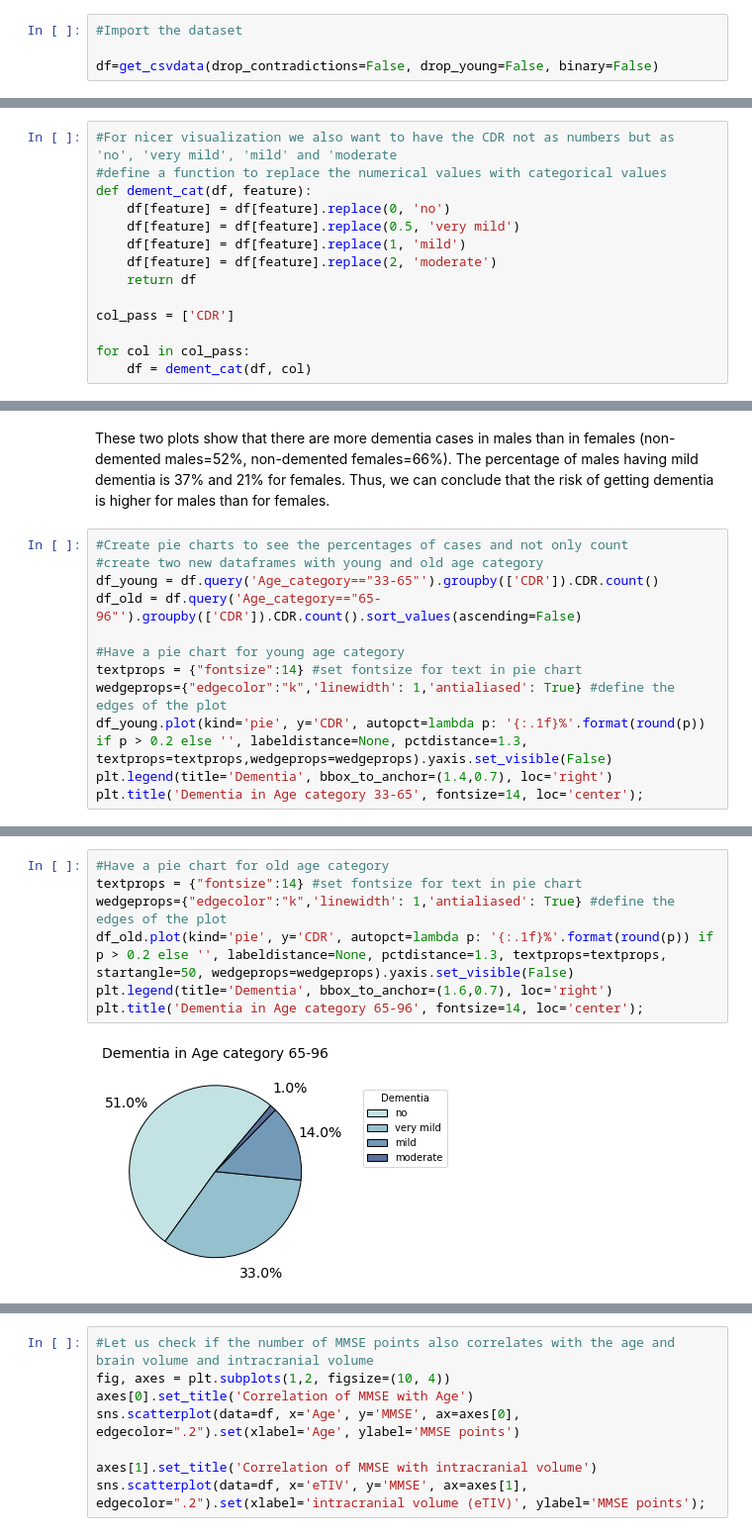
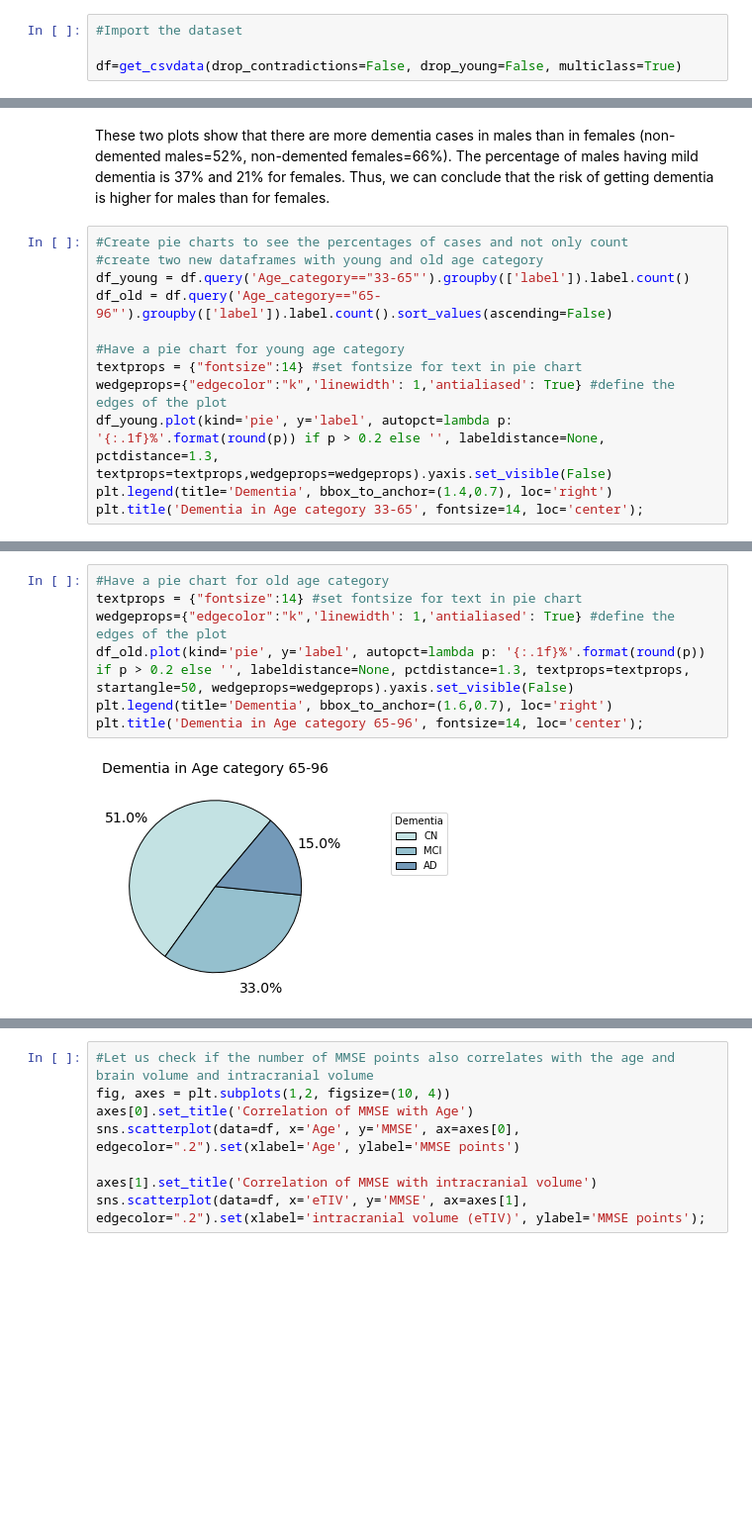
Before and after one commit to tamap94/ds-capstone-alzheimers-, a Jupyter notebook: EDA/EDA_OASIS_final.ipynb, the cells around one changed output, grey strips where cells are left out. Shown at 99% size. Drawn from its saved outputs; the diff is of its cells as text; blank space fills up the shorter version.

```diff
--- a/EDA/EDA_OASIS_final.ipynb
+++ b/EDA/EDA_OASIS_final.ipynb
@@ -42,7 +42,7 @@ sns.set_palette(palette='ch:start=.2,rot=-.3')
 # %%
 #Import the dataset
 
-df=get_csvdata(drop_contradictions=False, drop_young=False, binary=False)
+df=get_csvdata(drop_contradictions=False, drop_young=False, multiclass=True)
 # %% [markdown]
 ### Part 1 - General investigation of the dataset
 # %%
@@ -134,17 +132,3 @@ df.head(2)
-# %%
-#For nicer visualization we also want to have the CDR not as numbers but as 'no', 'very mild', 'mild' and 'moderate
-#define a function to replace the numerical values with categorical values
-def dement_cat(df, feature):
-    df[feature] = df[feature].replace(0, 'no')
-    df[feature] = df[feature].replace(0.5, 'very mild')
-    df[feature] = df[feature].replace(1, 'mild')
-    df[feature] = df[feature].replace(2, 'moderate')
-    return df
-
-col_pass = ['CDR']
-
-for col in col_pass:
-    df = dement_cat(df, col)
 # %%
 #Create the plot for dementia for age and gender
 fig, axes = plt.subplots(1,2, figsize=(10, 4))
@@ -185,13 +169,13 @@ These two plots show that there are more dementia cases in males than in females
 # %%
 #Create pie charts to see the percentages of cases and not only count
 #create two new dataframes with young and old age category
-df_young = df.query('Age_category=="33-65"').groupby(['CDR']).CDR.count()
-df_old = df.query('Age_category=="65-96"').groupby(['CDR']).CDR.count().sort_values(ascending=False)
+df_young = df.query('Age_category=="33-65"').groupby(['label']).label.count()
+df_old = df.query('Age_category=="65-96"').groupby(['label']).label.count().sort_values(ascending=False)
 
 #Have a pie chart for young age category
 textprops = {"fontsize":14} #set fontsize for text in pie chart
 wedgeprops={"edgecolor":"k",'linewidth': 1,'antialiased': True} #define the edges of the plot
-df_young.plot(kind='pie', y='CDR', autopct=lambda p: '{:.1f}%'.format(round(p)) if p > 0.2 else '', labeldistance=None, pctdistance=1.3, textprops=textprops,wedgeprops=wedgeprops).yaxis.set_visible(False)
+df_young.plot(kind='pie', y='label', autopct=lambda p: '{:.1f}%'.format(round(p)) if p > 0.2 else '', labeldistance=None, pctdistance=1.3, textprops=textprops,wedgeprops=wedgeprops).yaxis.set_visible(False)
 plt.legend(title='Dementia', bbox_to_anchor=(1.4,0.7), loc='right')
 plt.title('Dementia in Age category 33-65', fontsize=14, loc='center');
 # %% [output]
@@ -199,10 +183,10 @@ plt.title('Dementia in Age category 33-65', fontsize=14, loc='center');
 # %%
 #Have a pie chart for old age category
 textprops = {"fontsize":14} #set fontsize for text in pie chart
 wedgeprops={"edgecolor":"k",'linewidth': 1,'antialiased': True} #define the edges of the plot
-df_old.plot(kind='pie', y='CDR', autopct=lambda p: '{:.1f}%'.format(round(p)) if p > 0.2 else '', labeldistance=None, pctdistance=1.3, textprops=textprops, startangle=50, wedgeprops=wedgeprops).yaxis.set_visible(False)
+df_old.plot(kind='pie', y='label', autopct=lambda p: '{:.1f}%'.format(round(p)) if p > 0.2 else '', labeldistance=None, pctdistance=1.3, textprops=textprops, startangle=50, wedgeprops=wedgeprops).yaxis.set_visible(False)
 plt.legend(title='Dementia', bbox_to_anchor=(1.6,0.7), loc='right')
 plt.title('Dementia in Age category 65-96', fontsize=14, loc='center');
 # %% [output]
-[figure, old version]
+[figure, new version]
 # %% [markdown]
```
Also changed, not shown: parts of 18 cells of this notebook, 2 other files.
